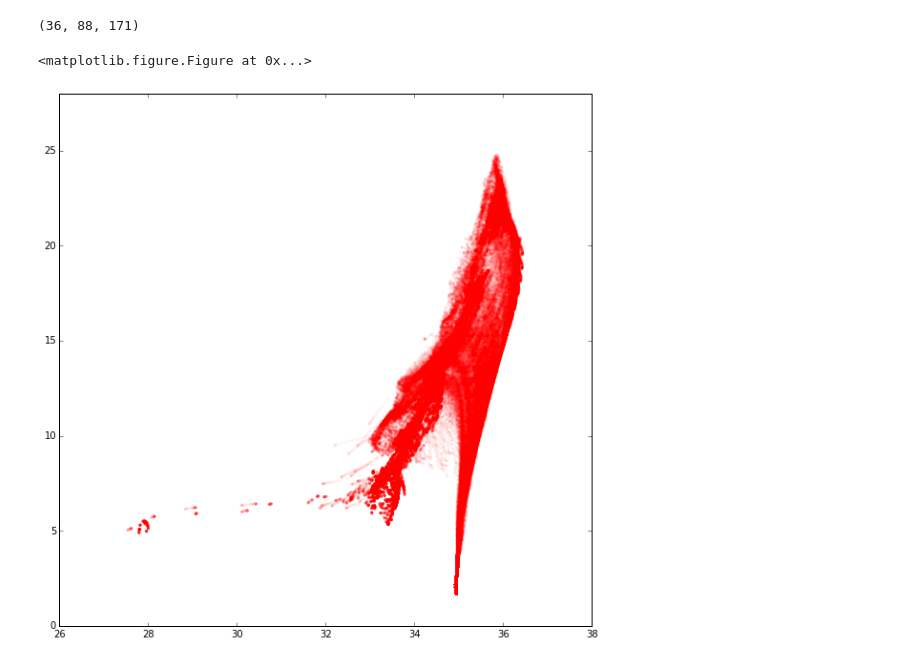
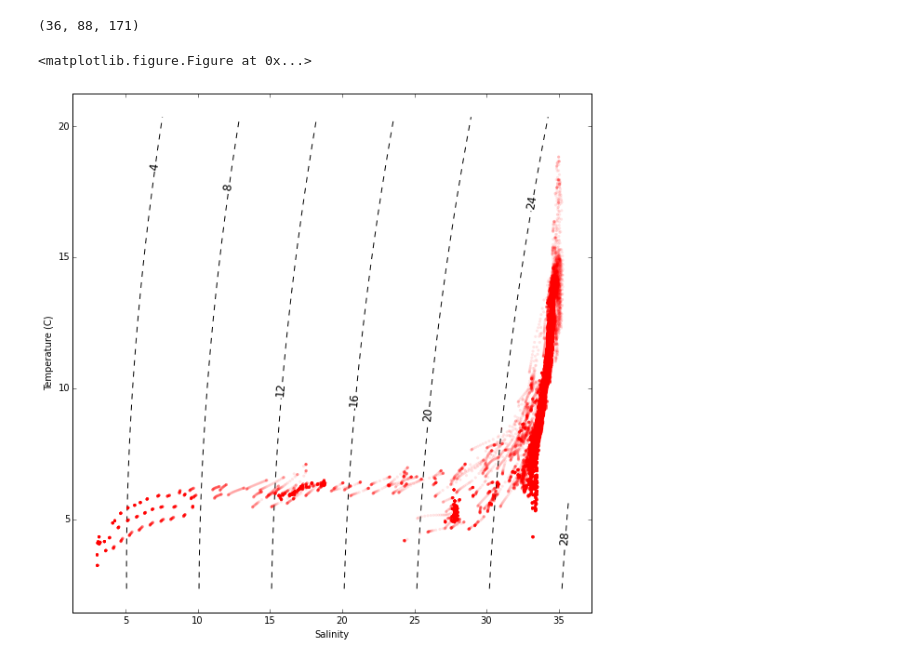
Before and after one commit to austinctodd/USEast, a Jupyter notebook: Scripts/validate/WaterMass/WaterMass.ipynb, the cells around one changed output. Drawn from its saved outputs; the diff is of its cells as text; code cells hidden in the pictures.

```diff
--- a/Scripts/validate/WaterMass/WaterMass.ipynb
+++ b/Scripts/validate/WaterMass/WaterMass.ipynb
@@ -235,16 +228,62 @@ b=np.array(np.where(h[min(a[0,:]):max(a[0,:])+1,min(a[1,:]):max(a[0,:])+1]>20))
+# %%
+t=np.zeros(shape=(36,a.shape[1]))
+s=np.zeros(shape=(36,a.shape[1]))
+for i in range(0,a.shape[1]):
+    t[:,i]=np.nanmean(input_data.variables['temp'][:,:,a[0,i],a[1,i]],axis=0)
+    s[:,i]=np.nanmean(input_data.variables['salt'][:,:,a[0,i],a[1,i]],axis=0)
 # %%
 t.shape
 # %% [output]
 (36, 88, 171)
-# %%
-plt.clf()
-fig=plt.figure(num=None, figsize=(10, 10), dpi=150, facecolor='w')
-plt.scatter(s[:,b[0,:],b[1,:]].ravel(),t[:,b[0,:],b[1,:]].ravel(),s=10,c='r',edgecolor='none',alpha=0.05)
-plt.xlim([26,38])
-plt.ylim([0,28])
-plt.show()
-# %% [output]
-<matplotlib.figure.Figure at 0x...>
-[figure, removed]
+# %%
+plt.clf()
+fig=plt.figure(num=None, figsize=(10, 10), dpi=150, facecolor='w')
+#plt.scatter(s[:,b[0,:],b[1,:]].ravel(),t[:,b[0,:],b[1,:]].ravel(),s=10,c='r',edgecolor='none',alpha=0.05)
+#plt.scatter(s.ravel(),t.ravel(),s=10,c='r',edgecolor='none',alpha=0.1)
+#plt.xlim([10,36])
+#plt.ylim([3,20])
+
+# Figure out boudaries (mins and maxs)
+smin = s.min() - (0.01 * s.min())
+smax = s.max() + (0.01 * s.max())
+tmin = t.min() - (0.1 * t.max())
+tmax = t.max() + (0.1 * t.max())
+
+# Calculate how many gridcells we need in the x and y dimensions
+xdim = round((smax-smin)/0.1+1,0)
+ydim = round((tmax-tmin)+1,0)
+
+# Create empty grid of zeros
+dens = np.zeros((ydim,xdim))
+
+# Create temp and salt vectors of appropiate dimensions
+ti = np.linspace(1,ydim-1,ydim)+tmin
+si = np.linspace(1,xdim-1,xdim)*0.1+smin
+
+# Loop to fill in grid with densities
+for j in range(0,int(ydim)):
+    for i in range(0, int(xdim)):
+        dens[j,i]=gsw.rho(si[i],ti[j],0)
+
+# Substract 1000 to convert to sigma-t
+dens = dens - 1000
+
+# Plot data ***********************************************
+ax1 = fig.add_subplot(111)
+CS = plt.contour(si,ti,dens, linestyles='dashed', colors='k')
+plt.clabel(CS, fontsize=12, inline=1, fmt='%1.0f') # Label every second level
+
+#ax1.plot(s,t,'or',markersize=9)
+ax1.scatter(s.ravel(),t.ravel(),s=10,c='r',edgecolor='none',alpha=0.1,zorder=4)
+
+ax1.set_xlabel('Salinity')
+ax1.set_ylabel('Temperature (C)')
+ax1.set_xlim([smin,smax])
+ax1.set_ylim([tmin,tmax])
+
+plt.show()
+# %% [output]
+<matplotlib.figure.Figure at 0x...>
+[figure, added]
 # %%
 u=input_data.variables['u'][:,:,280,234]
```
Also changed, not shown: parts of 12 cells of this notebook, 14 other files.
